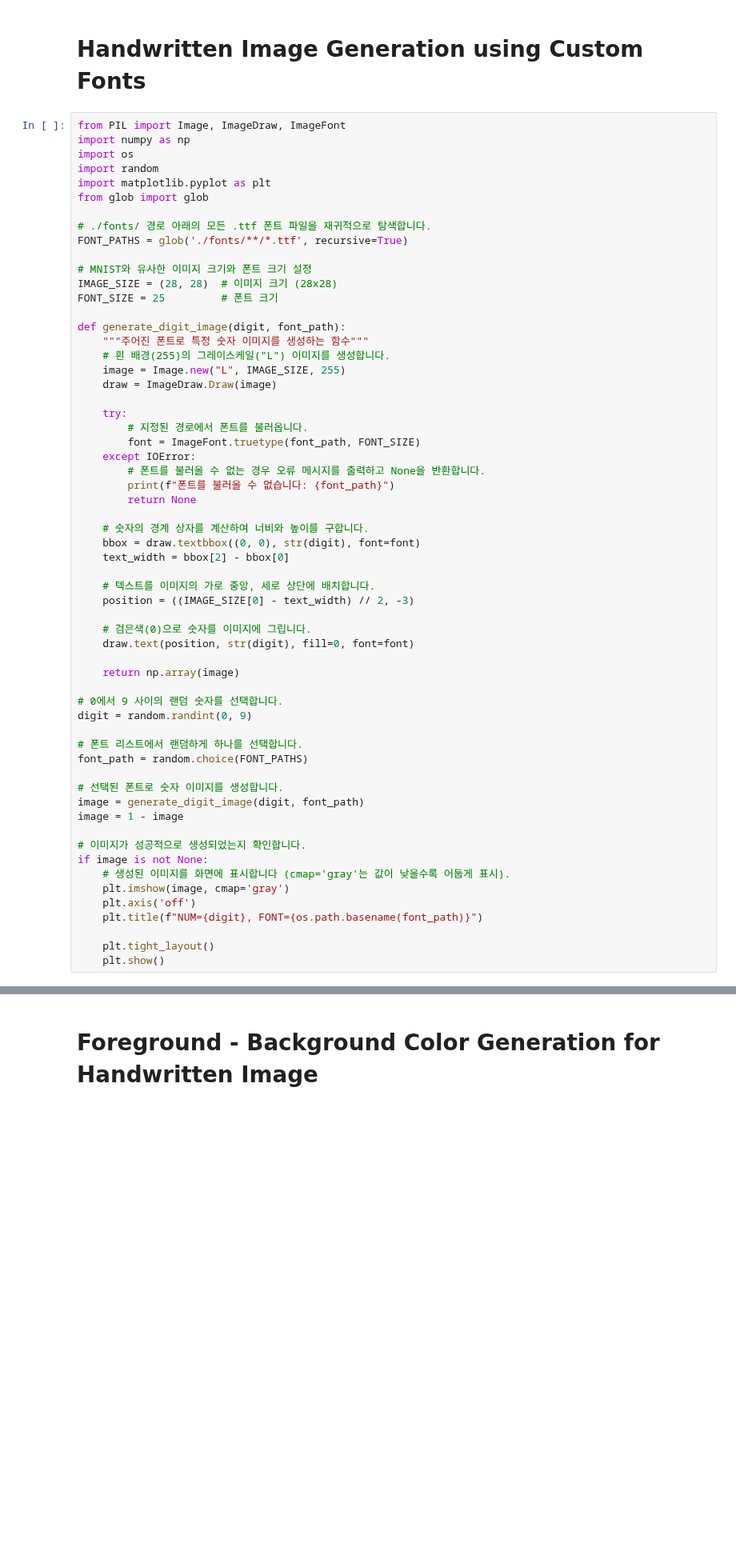
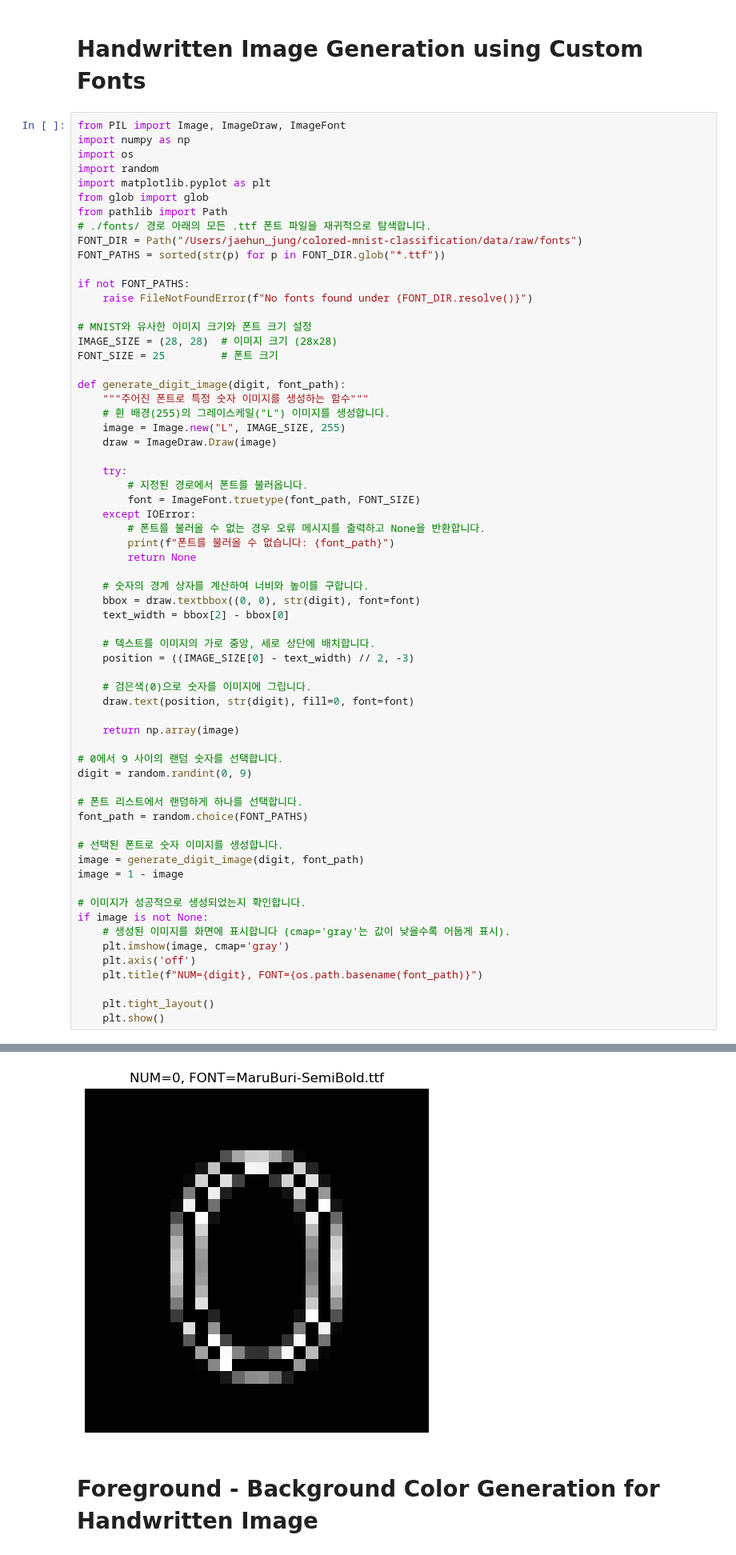
Before and after one commit to ML-SSU-2025/colored-mnist-classification, a Jupyter notebook: notebooks/legacy/gen_mnist_original.ipynb, the cells around one changed output, grey strips where cells are left out. Shown at 80% size. Drawn from its saved outputs; the diff is of its cells as text; blank space fills up the shorter version.

```diff
--- a/notebooks/legacy/gen_mnist_original.ipynb
+++ b/notebooks/legacy/gen_mnist_original.ipynb
@@ -125,9 +125,13 @@ import os
 import random
 import matplotlib.pyplot as plt
 from glob import glob
+from pathlib import Path
+# ./fonts/ 경로 아래의 모든 .ttf 폰트 파일을 재귀적으로 탐색합니다.
+FONT_DIR = Path("/Users/jaehun_jung/colored-mnist-classification/data/raw/fonts")
+FONT_PATHS = sorted(str(p) for p in FONT_DIR.glob("*.ttf"))
 
-# ./fonts/ 경로 아래의 모든 .ttf 폰트 파일을 재귀적으로 탐색합니다.
-FONT_PATHS = glob('./fonts/**/*.ttf', recursive=True)
+if not FONT_PATHS:
+    raise FileNotFoundError(f"No fonts found under {FONT_DIR.resolve()}")
 
 # MNIST와 유사한 이미지 크기와 폰트 크기 설정
 IMAGE_SIZE = (28, 28)  # 이미지 크기 (28x28)
@@ -183,3 +186,4 @@ IndexError: Cannot choose from an empty sequence
+[figure, added]
 # %% [markdown]
 # Foreground - Background Color Generation for Handwritten Image
 # %%
```
Also changed, not shown: parts of 3 cells of this notebook.
